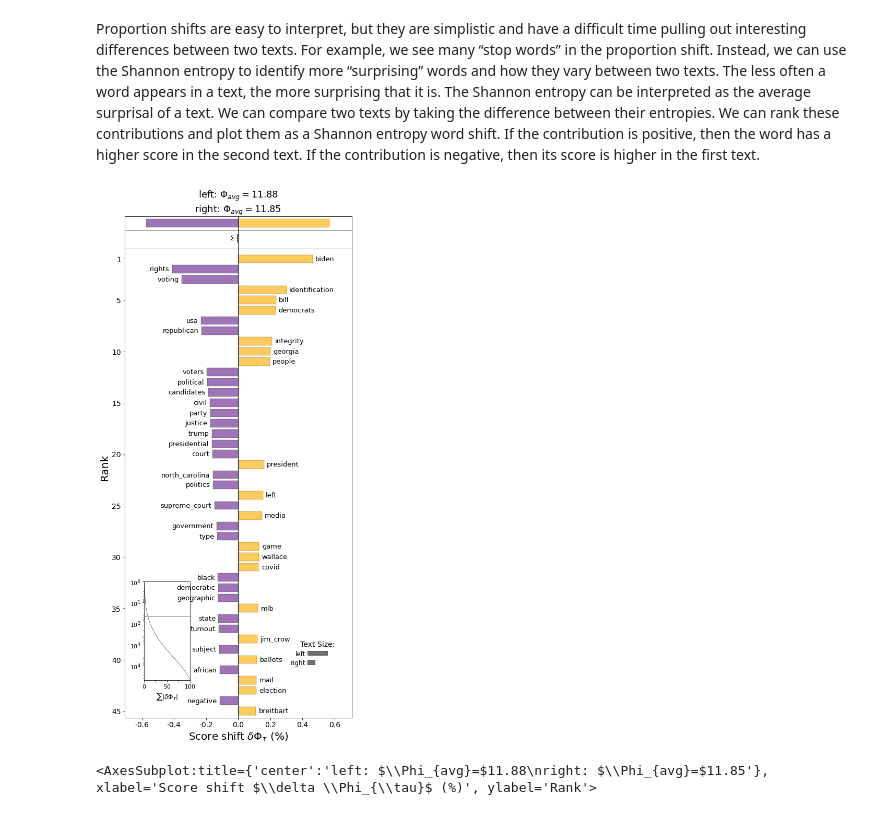
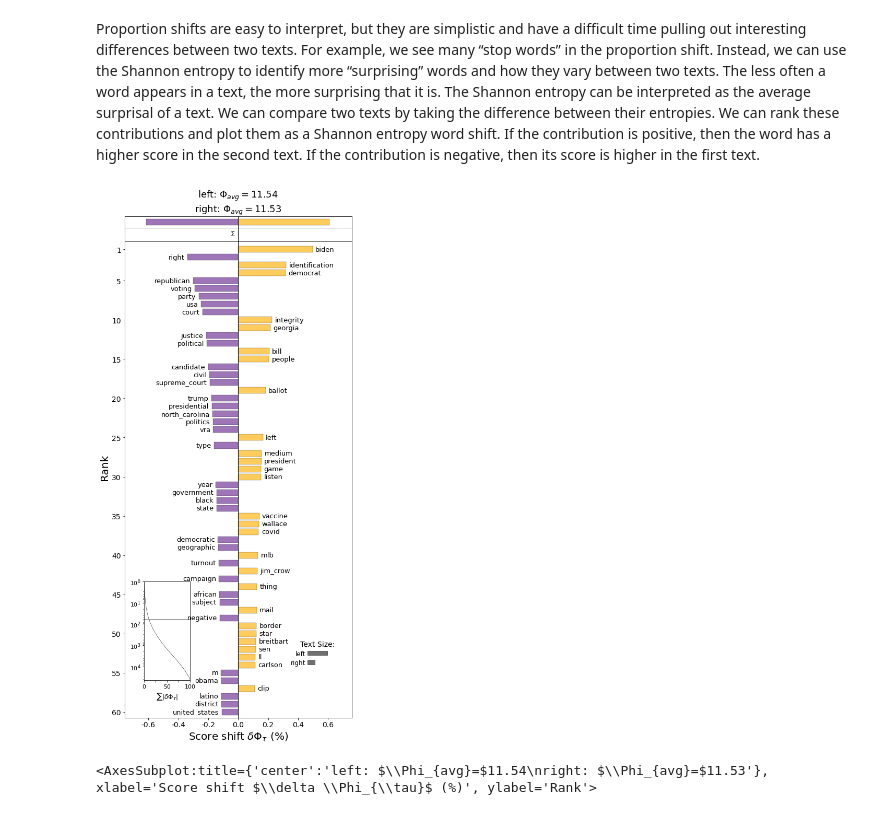
Before and after one commit to analoncur3/ASCoR-Project, a Jupyter notebook: Analysis/Descriptive-Stats/shifterator.ipynb, the cells around one changed output. Drawn from its saved outputs; the diff is of its cells as text; code cells hidden in the pictures.

```diff
--- a/Analysis/Descriptive-Stats/shifterator.ipynb
+++ b/Analysis/Descriptive-Stats/shifterator.ipynb
@@ -23,8 +24,8 @@ ideology = df.groupby("ideology")
 left = ideology.get_group('left')
 right = ideology.get_group('right')
 # %%
-left_text =left['text'].apply(str) # left leaning media
-right_text= right['text'].apply(str) # right leaning media
+left_text =left['lemma_text'].apply(str) # left leaning media
+right_text= right['lemma_text'].apply(str) # right leaning media
 # %%
 tokens_left = [" ".join(strings.split()) for strings in left_text]
 string_left = " ".join(tokens_left)
@@ -62,8 +63,8 @@ Proportion shifts are easy to interpret, but they are simplistic and have a diff
 # %%
 entropy_shift = sh.EntropyShift(type2freq_1=left_dic,
                                 type2freq_2=right_dic,
                                 base=2)
-entropy_shift.get_shift_graph(system_names = ['left', 'right'], top_n=45)
+entropy_shift.get_shift_graph(system_names = ['left', 'right'], top_n=60)
 # %% [output]
-[figure, old version]
+[figure, new version]
-<AxesSubplot:title={'center':'left: $\\Phi_{avg}=$11.88\nright: $\\Phi_{avg}=$11.85'}, xlabel='Score shift $\\delta \\Phi_{\\tau}$ (%)', ylabel='Rank'>
+<AxesSubplot:title={'center':'left: $\\Phi_{avg}=$11.54\nright: $\\Phi_{avg}=$11.53'}, xlabel='Score shift $\\delta \\Phi_{\\tau}$ (%)', ylabel='Rank'>
```
Also changed, not shown: parts of 7 cells of this notebook, 1 other file.
